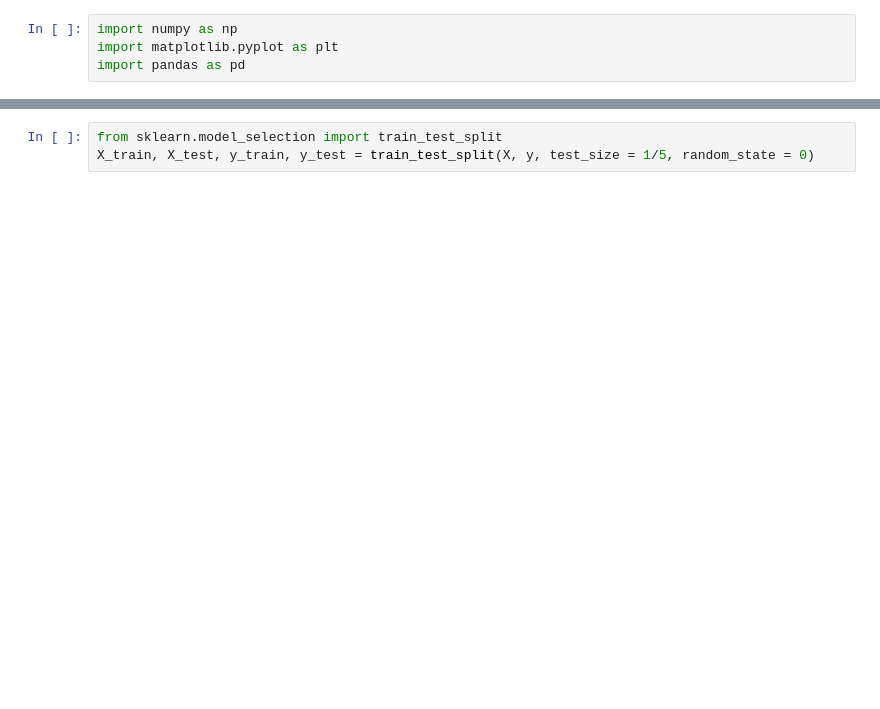
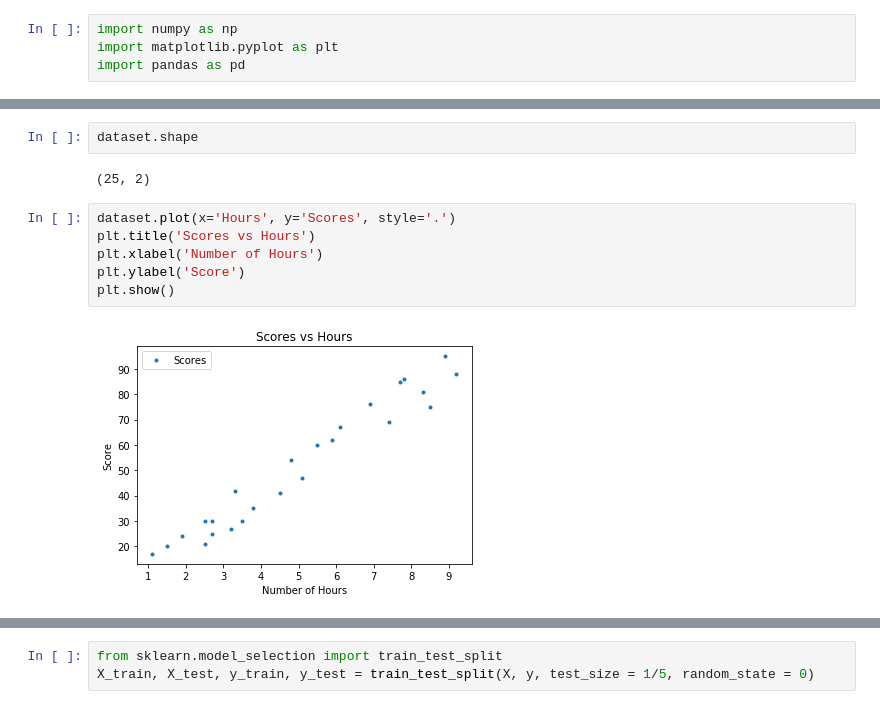
Before and after one commit to kartikson1/TSF-data-science-and-business-analytics-internship, a Jupyter notebook: Task 1/PredictScore_Task1_KartikSoni.ipynb, the cells around one changed output, grey strips where cells are left out. Drawn from its saved outputs; the diff is of its cells as text; blank space fills up the shorter version.

```diff
--- a/Task 1/PredictScore_Task1_KartikSoni.ipynb
+++ b/Task 1/PredictScore_Task1_KartikSoni.ipynb
@@ -8,0 +51,12 @@ y = dataset.iloc[:, -1].values
+# %%
+dataset.shape
+# %% [output]
+(25, 2)
+# %%
+dataset.plot(x='Hours', y='Scores', style='.')
+plt.title('Scores vs Hours')
+plt.xlabel('Number of Hours')
+plt.ylabel('Score')
+plt.show()
+# %% [output]
+[figure, added]
```
Also changed, not shown: parts of 18 cells of this notebook.
